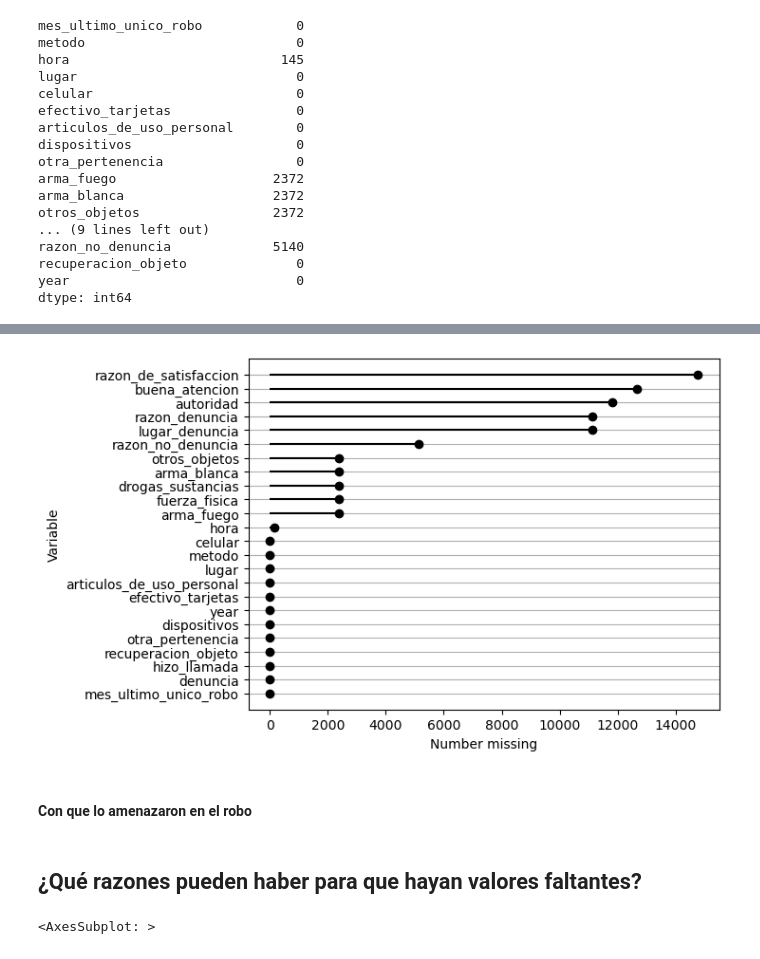
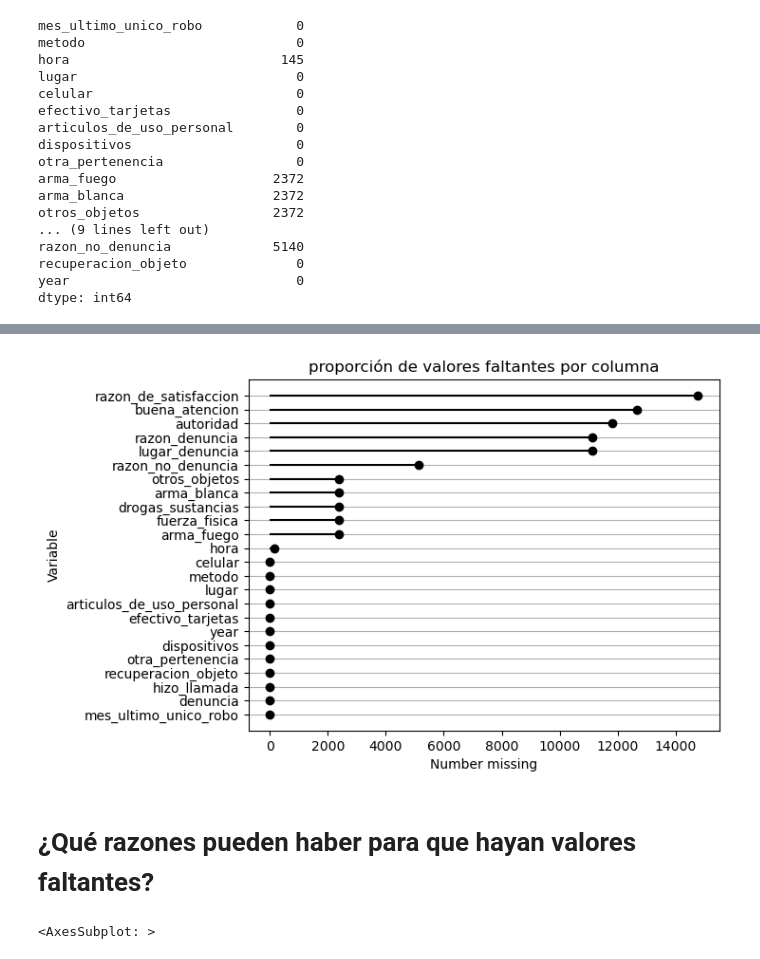
Before and after one commit to giraljv/hurtos_colombia, a Jupyter notebook: notebooks/0-1_nulls.ipynb, the cells around one changed output, grey strips where cells are left out. Drawn from its saved outputs; the diff is of its cells as text; code cells hidden in the pictures.

```diff
--- a/notebooks/0-1_nulls.ipynb
+++ b/notebooks/0-1_nulls.ipynb
@@ -90,6 +65,0 @@ df.ms_tools.table_variable_summary()
-# %%
-df.ms_tools.vis_variable_plot()
-# %% [output]
-[figure, removed]
-# %% [markdown]
-#### Con que lo amenazaron en el robo
@@ -107,5 +66,11 @@ df.ms_tools.vis_variable_plot()
+# %%
+df.ms_tools.vis_variable_plot()
+plt.title('proporción de valores faltantes por columna')
+plt.show()
+# %% [output]
+[figure, added]
 # %% [markdown]
-## ¿Qué razones pueden haber para que hayan valores faltantes?
+# ¿Qué razones pueden haber para que hayan valores faltantes?
 # %%
 (
     df
```
Also changed, not shown: parts of 31 cells of this notebook.
